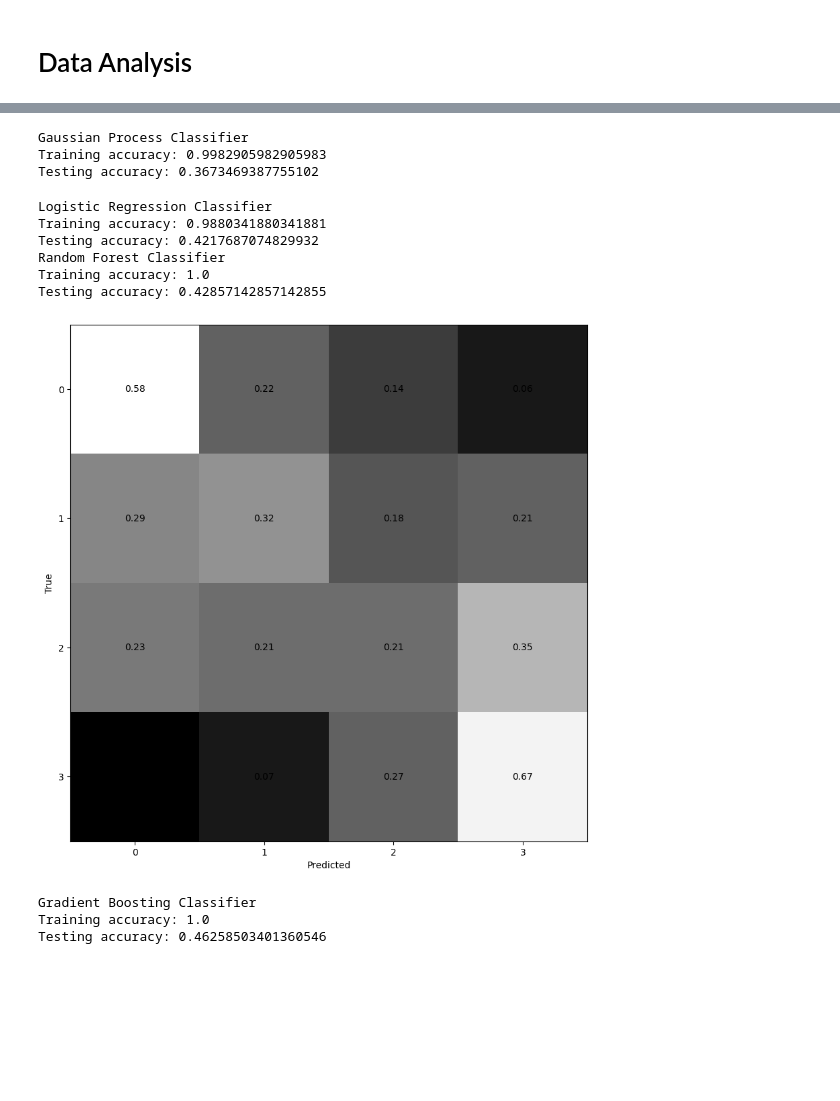
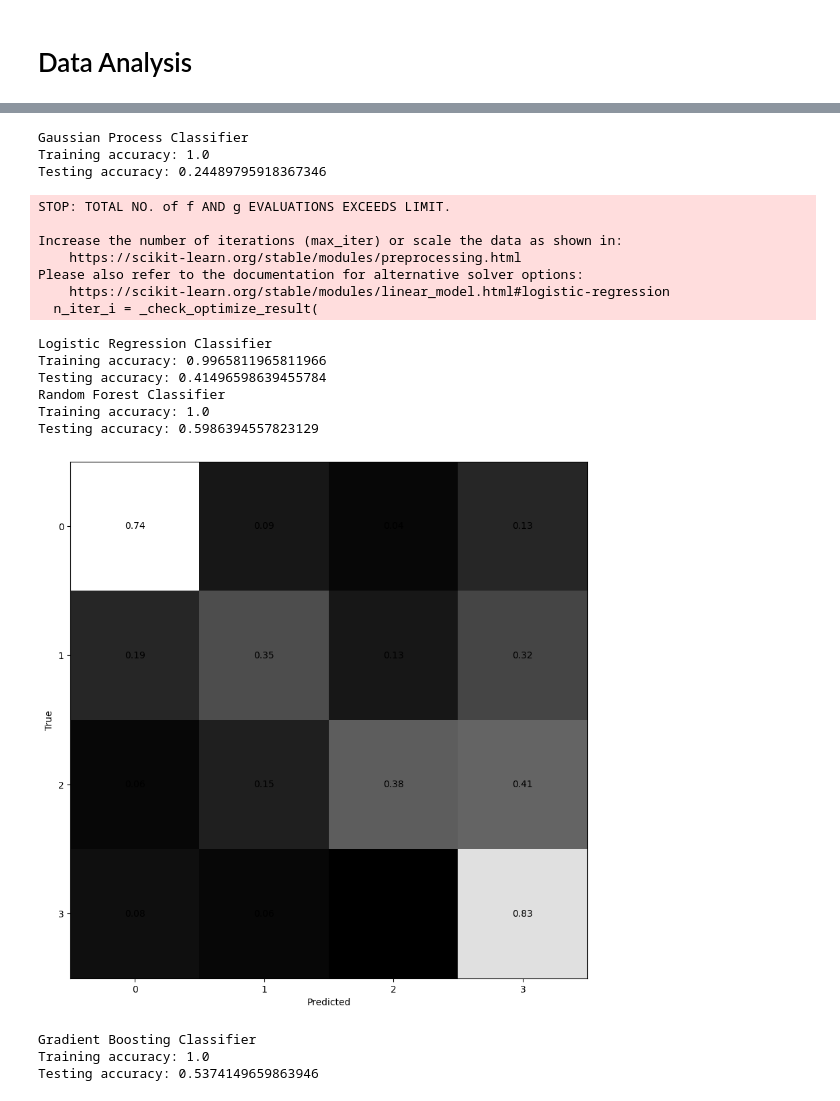
Before and after one commit to NathanMalta/UWB-Occupancy, a Jupyter notebook: bus_sensor_stats.ipynb, the cells around one changed output, grey strips where cells are left out. Drawn from its saved outputs; the diff is of its cells as text; code cells hidden in the pictures; blank space fills up the shorter version.

```diff
--- a/bus_sensor_stats.ipynb
+++ b/bus_sensor_stats.ipynb
@@ -321,6 +321,8 @@ from sklearn.decomposition import PCA
 #linear classifier for number of people vs UWB data
 
 #reshape data
+magnitude = magnitude[720:850, :]
+print(magnitude.shape)
 X = magnitude.T
 
 y_num = ground_truth['num_people']
@@ -334 +337,17 @@ y = np.digitize(y_num, quantiles)
 [13.48345756 25.68222758 35.        ]
+# %%
+#get first index that exceeds 5000
+for i in range(magnitude.shape[1]):
+    first_index = 0
+    while magnitude[first_index, i] < 10000 and first_index < magnitude.shape[0] - 1:
+        first_index += 1
+
+    #move range such that first index is at 20
+    magnitude[:, i] = np.roll(magnitude[:, i], 20 - first_index)
+# %%
+plt.figure()
+timestep = 10
+for i in range(20):
+    plt.plot(magnitude[:, i])
+# plt.plot(magnitude[:, timestep], label='ground truth')
+plt.show()
@@ -349,8 +370,8 @@ print('Training accuracy: ' + str(clf.score(X_train, y_train)))
 print('Testing accuracy: ' + str(clf.score(X_test, y_test)))
 # %% [output]
 Gaussian Process Classifier
-Training accuracy: 0.9982905982905983
-Testing accuracy: 0.3673469387755102
+Training accuracy: 1.0
+Testing accuracy: 0.24489795918367346
 # %%
 def make_confusion(y_true, y_pred):
     #make a confusion matrix
@@ -371,36 +392,43 @@ def make_confusion(y_true, y_pred):
 # %%
 #try a Linear Classifier
 from sklearn.linear_model import LogisticRegression
 
 #train the classifier
 clf = LogisticRegression(max_iter=20000)
 clf.fit(X_train, y_train)
 
 #test the classifier
 print('Logistic Regression Classifier')
 print('Training accuracy: ' + str(clf.score(X_train, y_train)))
 print('Testing accuracy: ' + str(clf.score(X_test, y_test)))
-make_confusion(y_test, clf.predict(X_test))
 
 #try a random forest
 from sklearn.ensemble import RandomForestClassifier
 
 #train the classifier
-clf = RandomForestClassifier(n_estimators=400)
+clf = RandomForestClassifier(n_estimators=1000)
 clf.fit(X_train, y_train)
 
 #test the classifier
 print('Random Forest Classifier')
 print('Training accuracy: ' + str(clf.score(X_train, y_train)))
 print('Testing accuracy: ' + str(clf.score(X_test, y_test)))
+make_confusion(y_test, clf.predict(X_test))
 # %% [output]
-Logistic Regression Classifier
-Training accuracy: 0.9880341880341881
-Testing accuracy: 0.4217687074829932
-Random Forest Classifier
-Training accuracy: 1.0
-Testing accuracy: 0.42857142857142855
+STOP: TOTAL NO. of f AND g EVALUATIONS EXCEEDS LIMIT.
+
+Increase the number of iterations (max_iter) or scale the data as shown in:
+    https://scikit-learn.org/stable/modules/preprocessing.html
+Please also refer to the documentation for alternative solver options:
+    https://scikit-learn.org/stable/modules/linear_model.html#logistic-regression
+  n_iter_i = _check_optimize_result(
+Logistic Regression Classifier
+Training accuracy: 0.9965811965811966
+Testing accuracy: 0.41496598639455784
+Random Forest Classifier
+Training accuracy: 1.0
+Testing accuracy: 0.5986394557823129
-[figure, old version]
+[figure, new version]
 # %%
 #try a gradient boosting classifier
 from sklearn.ensemble import GradientBoostingClassifier
@@ -416,4 +444,4 @@ print('Testing accuracy: ' + str(clf.score(X_test, y_test)))
 # %% [output]
 Gradient Boosting Classifier
 Training accuracy: 1.0
-Testing accuracy: 0.46258503401360546
+Testing accuracy: 0.5374149659863946
```
Also changed, not shown: parts of 3 cells of this notebook.
